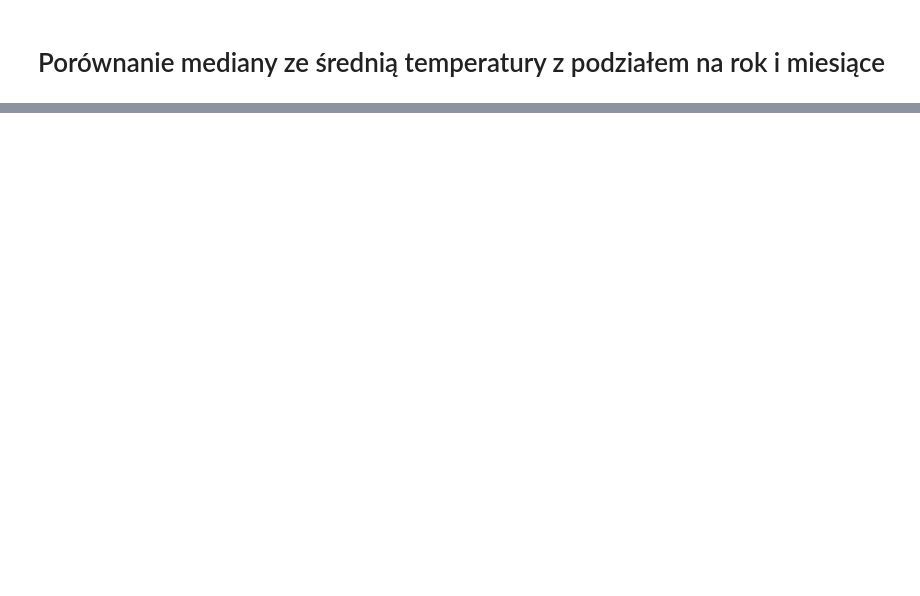
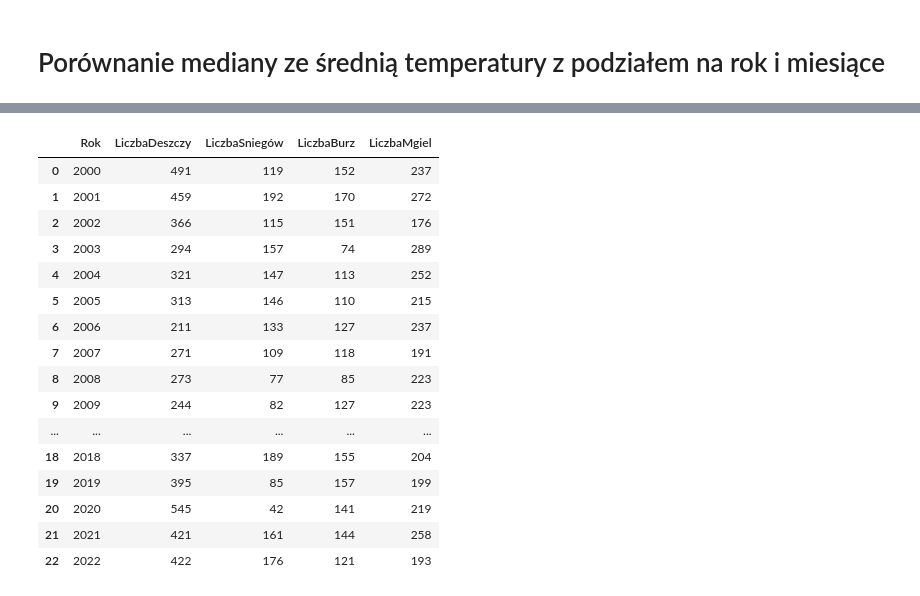
Before and after one commit to xeloth12/jupynotes, a Jupyter notebook: Lab2_DanePogodowe.ipynb, the cells around one changed output, grey strips where cells are left out. Drawn from its saved outputs; the diff is of its cells as text; code cells hidden in the pictures; blank space fills up the shorter version.

```diff
--- a/Lab2_DanePogodowe.ipynb
+++ b/Lab2_DanePogodowe.ipynb
@@ -340 +382,39 @@ plt.show()
+# %%
+# Zapytanie SQL do analizy częstotliwości występowania zjawisk pogodowych
+query = """
+SELECT
+    YEAR(data) AS Rok,
+    SUM(CASE WHEN Deszcz6 = 1 THEN 1 ELSE 0 END) AS LiczbaDeszczy,
+    SUM(CASE WHEN Snieg6 = 1 THEN 1 ELSE 0 END) AS LiczbaSniegów,
+    SUM(CASE WHEN Burza6 = 1 THEN 1 ELSE 0 END) AS LiczbaBurz,
+    SUM(CASE WHEN Mgla6 = 1 THEN 1 ELSE 0 END) AS LiczbaMgiel
+FROM
+    Synop.dbo.DaneModelTMP
+WHERE
+    Deszcz6 IS NOT NULL OR Snieg6 IS NOT NULL OR Burza6 IS NOT NULL OR Mgla6 IS NOT NULL and YEAR(data) BETWEEN 2000 AND 2023
+GROUP BY
+    YEAR(data)
+ORDER BY
+    Rok
+"""
+df = pd.read_sql(query, engine)
+df
+# %% [output]
+|  | Rok | LiczbaDeszczy | LiczbaSniegów | LiczbaBurz | LiczbaMgiel |
+| 0 | 2000 | 491 | 119 | 152 | 237 |
+| 1 | 2001 | 459 | 192 | 170 | 272 |
+| 2 | 2002 | 366 | 115 | 151 | 176 |
+| 3 | 2003 | 294 | 157 | 74 | 289 |
+| 4 | 2004 | 321 | 147 | 113 | 252 |
+| 5 | 2005 | 313 | 146 | 110 | 215 |
+| 6 | 2006 | 211 | 133 | 127 | 237 |
+| 7 | 2007 | 271 | 109 | 118 | 191 |
+| 8 | 2008 | 273 | 77 | 85 | 223 |
+| 9 | 2009 | 244 | 82 | 127 | 223 |
+| ... | ... | ... | ... | ... | ... |
+| 18 | 2018 | 337 | 189 | 155 | 204 |
+| 19 | 2019 | 395 | 85 | 157 | 199 |
+| 20 | 2020 | 545 | 42 | 141 | 219 |
+| 21 | 2021 | 421 | 161 | 144 | 258 |
+| 22 | 2022 | 422 | 176 | 121 | 193 |
 # %%
```
Also changed, not shown: parts of 16 cells of this notebook.
